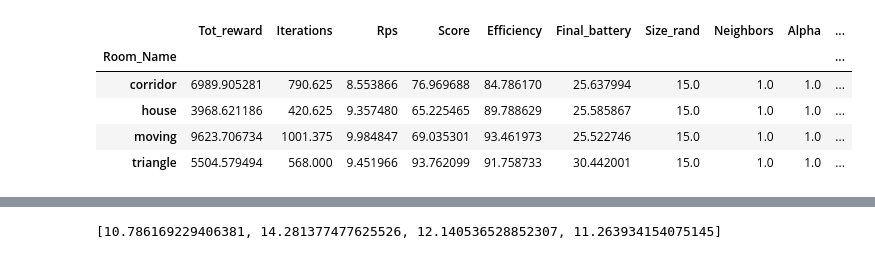
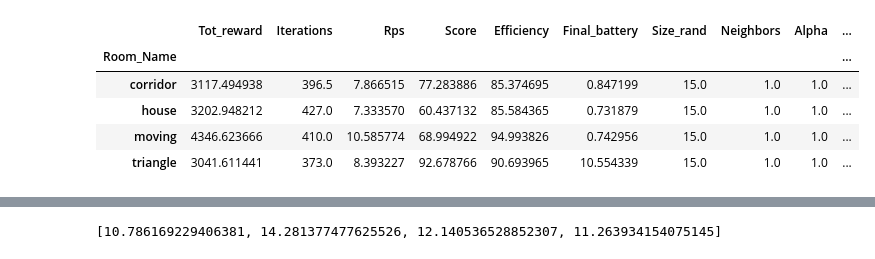
Before and after one commit to nkolln/Data-Intelligence-Challenge-15, a Jupyter notebook: Continuous-Simulations/test.ipynb, the cells around one changed output, grey strips where cells are left out. Drawn from its saved outputs; the diff is of its cells as text; code cells hidden in the pictures.

```diff
--- a/Continuous-Simulations/test.ipynb
+++ b/Continuous-Simulations/test.ipynb
@@ -6,17 +6,17 @@ import seaborn as sns
 df_greed0 = pd.read_csv('Data/df_final_greedy.csv',index_col=0)
 df_greed1 = pd.read_csv('Data/df_final_greedy1.csv',index_col=0)
 df_greed2 = pd.read_csv('Data/df_final_greedy2.csv',index_col=0)
-df_greed = pd.concat([df_greed0,df_greed1,df_greed2]);df_greed
-df_greed_g = df_greed.groupby('Room_Name').mean();df_greed_g
+df_greed = pd.concat([df_greed0,df_greed1,df_greed2])#;df_greed
+#df_greed_g = df_greed.groupby('Room_Name').mean();df_greed_g
-# %% [output]
-|  | Tot_reward | Iterations | Rps | Score | Efficiency | Final_battery | Size_rand | Neighbors | Alpha | ... |
-| Room_Name |  |  |  |  |  |  |  |  |  | ... |
-| corridor | 6989.905281 | 790.625 | 8.553866 | 76.969688 | 84.786170 | 25.637994 | 15.0 | 1.0 | 1.0 | ... |
-| house | 3968.621186 | 420.625 | 9.357480 | 65.225465 | 89.788629 | 25.585867 | 15.0 | 1.0 | 1.0 | ... |
-| moving | 9623.706734 | 1001.375 | 9.984847 | 69.035301 | 93.461973 | 25.522746 | 15.0 | 1.0 | 1.0 | ... |
-| triangle | 5504.579494 | 568.000 | 9.451966 | 93.762099 | 91.758733 | 30.442001 | 15.0 | 1.0 | 1.0 | ... |
 # %%
-df_greed_g=df_greed0.groupby('Room_Name').mean()
+df_greed_g=df_greed0.groupby('Room_Name').mean();df_greed_g
+# %% [output]
+|  | Tot_reward | Iterations | Rps | Score | Efficiency | Final_battery | Size_rand | Neighbors | Alpha | ... |
+| Room_Name |  |  |  |  |  |  |  |  |  | ... |
+| corridor | 3117.494938 | 396.5 | 7.866515 | 77.283886 | 85.374695 | 0.847199 | 15.0 | 1.0 | 1.0 | ... |
+| house | 3202.948212 | 427.0 | 7.333570 | 60.437132 | 85.584365 | 0.731879 | 15.0 | 1.0 | 1.0 | ... |
+| moving | 4346.623666 | 410.0 | 10.585774 | 68.994922 | 94.993826 | 0.742956 | 15.0 | 1.0 | 1.0 | ... |
+| triangle | 3041.611441 | 373.0 | 8.393227 | 92.678766 | 90.693965 | 10.554339 | 15.0 | 1.0 | 1.0 | ... |
 # %%
 df_cont0 = pd.read_csv('Data/df_final_q_cont0.csv',index_col = 0)
 df_cont0['Rps'] = df_cont0['Tot_reward']/df_cont0['Iterations']
```
